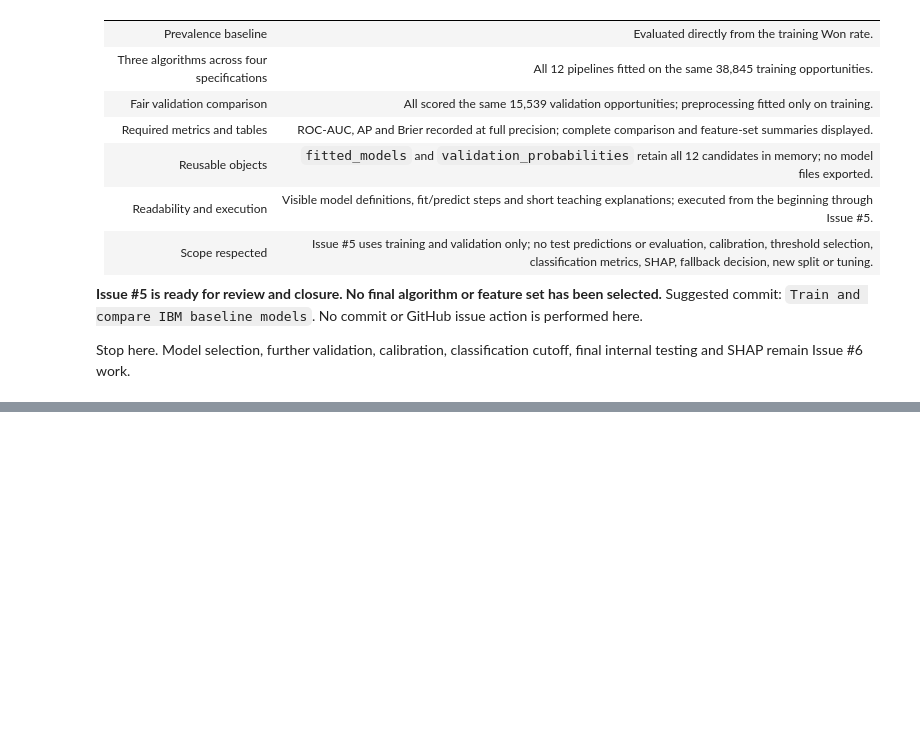
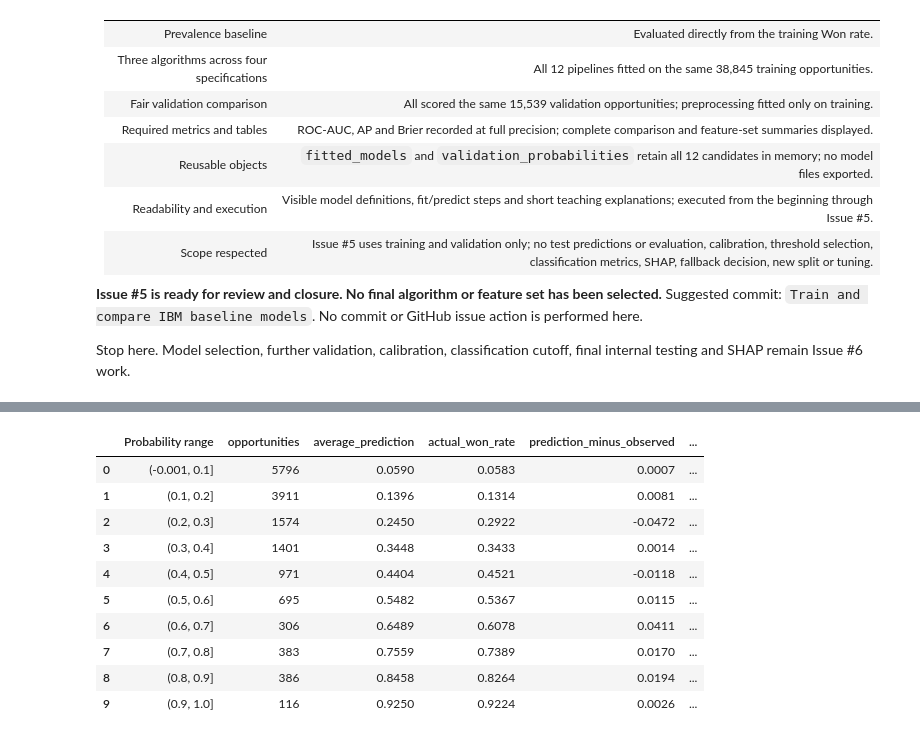
Before and after one commit to emmanuel-mukira/AutoBridge, a Jupyter notebook: notebooks/07_ibm_final_model.ipynb, the cells around one changed output, grey strips where cells are left out. Drawn from its saved outputs; the diff is of its cells as text; code cells hidden in the pictures; blank space fills up the shorter version.

```diff
--- a/notebooks/07_ibm_final_model.ipynb
+++ b/notebooks/07_ibm_final_model.ipynb
@@ -586,0 +762,25 @@ Stop here. Model selection, further validation, calibration, classification cuto
+# %%
+from sklearn.metrics import confusion_matrix, f1_score, precision_score, recall_score
+
+# predict_proba returns Loss and Won columns; [:, 1] selects the Won probability.
+test_probabilities = primary_pipeline.predict_proba(test_df[primary_columns])[:, 1]
+assert np.logical_and(test_probabilities >= 0, test_probabilities <= 1).all()
+
+test_metrics = {
+    **probability_metrics(test_df["target"], test_probabilities),
+    "Test Won prevalence": test_df["target"].mean(),
+    "Training prevalence Brier": brier_score_loss(test_df["target"], np.full(len(test_df), training_prevalence)),
+}
+test_predictions = (test_probabilities >= classification_threshold).astype(int)
+test_metrics.update({
+    "Precision at validation threshold": precision_score(test_df["target"], test_predictions),
+    "Recall at validation threshold": recall_score(test_df["target"], test_predictions),
+    "F1 at validation threshold": f1_score(test_df["target"], test_predictions),
+    "Minimum probability": test_probabilities.min(),
+    "Maximum probability": test_probabilities.max(),
+})
+display(pd.DataFrame([test_metrics]).round(5))
+
+test_confusion_matrix = confusion_matrix(test_df["target"], test_predictions, labels=[0, 1])
+display(pd.DataFrame(test_confusion_matrix, index=["Actual Loss", "Actual Won"], columns=["Predicted Loss", "Predicted Won"]))
+display(pd.Series(test_probabilities).describe(percentiles=[0.05, 0.25, 0.5, 0.75, 0.95]).to_frame("Won probability").round(5))
@@ -586,0 +808,27 @@ Stop here. Model selection, further validation, calibration, classification cuto
+# %%
+test_reliability_frame = pd.DataFrame({"actual Won": test_df["target"].to_numpy(), "probability": test_probabilities})
+test_reliability_frame["Probability range"] = pd.cut(
+    test_reliability_frame["probability"], bins=np.linspace(0, 1, 11), include_lowest=True,
+)
+test_reliability = test_reliability_frame.groupby("Probability range", observed=False).agg(
+    opportunities=("actual Won", "size"),
+    average_prediction=("probability", "mean"),
+    actual_won_rate=("actual Won", "mean"),
+).reset_index()
+test_reliability["prediction_minus_observed"] = (
+    test_reliability["average_prediction"] - test_reliability["actual_won_rate"]
+)
+test_reliability["support note"] = np.where(test_reliability["opportunities"] < 30, "Sparse: interpret cautiously", "")
+display(test_reliability.round(4))
+# %% [output]
+|  | Probability range | opportunities | average_prediction | actual_won_rate | prediction_minus_observed | ... |
+| 0 | (-0.001, 0.1] | 5796 | 0.0590 | 0.0583 | 0.0007 | ... |
+| 1 | (0.1, 0.2] | 3911 | 0.1396 | 0.1314 | 0.0081 | ... |
+| 2 | (0.2, 0.3] | 1574 | 0.2450 | 0.2922 | -0.0472 | ... |
+| 3 | (0.3, 0.4] | 1401 | 0.3448 | 0.3433 | 0.0014 | ... |
+| 4 | (0.4, 0.5] | 971 | 0.4404 | 0.4521 | -0.0118 | ... |
+| 5 | (0.5, 0.6] | 695 | 0.5482 | 0.5367 | 0.0115 | ... |
+| 6 | (0.6, 0.7] | 306 | 0.6489 | 0.6078 | 0.0411 | ... |
+| 7 | (0.7, 0.8] | 383 | 0.7559 | 0.7389 | 0.0170 | ... |
+| 8 | (0.8, 0.9] | 386 | 0.8458 | 0.8264 | 0.0194 | ... |
+| 9 | (0.9, 1.0] | 116 | 0.9250 | 0.9224 | 0.0026 | ... |
```
Also changed, not shown: parts of 20 cells of this notebook.
